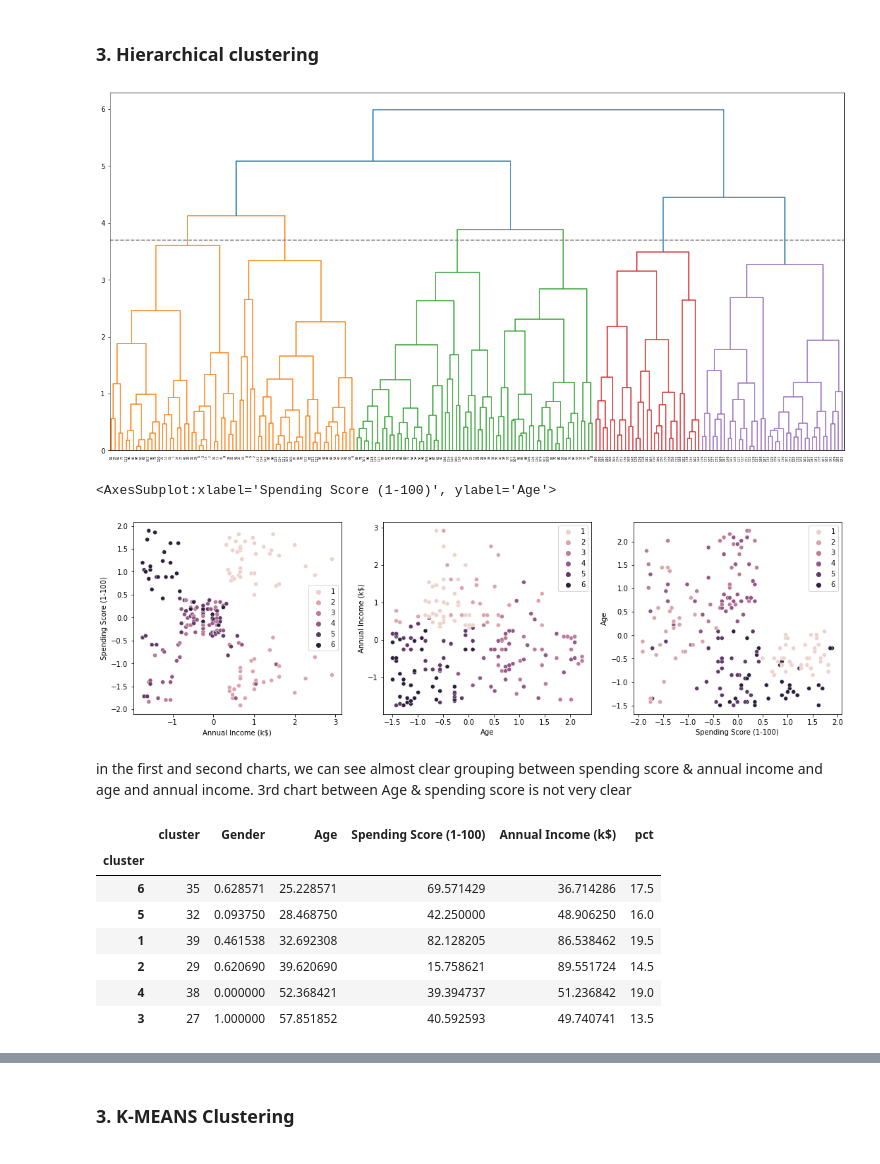
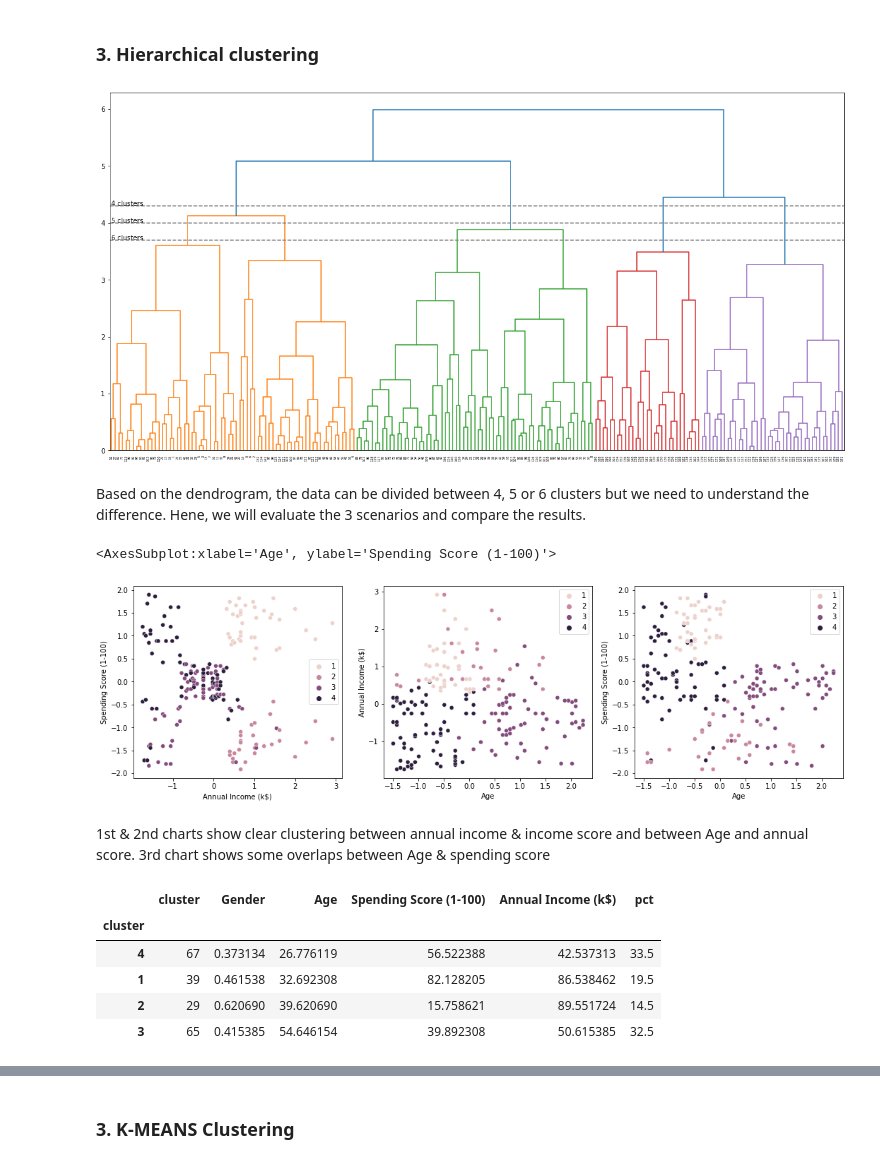
Before and after one commit to Fayza-M/MallCustomer, a Jupyter notebook: M6W3 Assignment.ipynb, the cells around one changed output, grey strips where cells are left out. Drawn from its saved outputs; the diff is of its cells as text; code cells hidden in the pictures.

```diff
--- a/M6W3 Assignment.ipynb
+++ b/M6W3 Assignment.ipynb
@@ -175,22 +200,29 @@ dendrogram(l,
             orientation='top',
             distance_sort='descending',
             show_leaf_counts=True)
+plt.axhline(4.3, color='gray', linestyle='--')
+plt.text(s='4 clusters', x=3.5, y=4.3)
+plt.axhline(4, color='gray', linestyle='--')
+plt.text(s='5 clusters', x=3.5, y=4)
 plt.axhline(3.7, color='gray', linestyle='--')
+plt.text(s='6 clusters', x=3.5, y=3.7)
 plt.show()
 # %% [output]
-[figure, old version]
+[figure, new version]
+# %% [markdown]
+Based on the dendrogram, the data can be divided between 4, 5 or 6 clusters but we need to understand the difference. Hene, we will evaluate the 3 scenarios and compare the results.
 # %%
-cluster = fcluster(l,6, criterion='maxclust')
+#assuming 4 clusters
+cluster = fcluster(l,4, criterion='maxclust')
 fig,axes = plt.subplots(nrows=1, ncols=3, figsize=(18,5))
 sns.scatterplot(x='Annual Income (k$)',y='Spending Score (1-100)',hue=cluster,data=scaled_df, ax=axes[0])
 sns.scatterplot(x='Age',y='Annual Income (k$)',hue=cluster, data=scaled_df, ax=axes[1])
-sns.scatterplot(x='Spending Score (1-100)',y='Age',hue=cluster, data=scaled_df, ax=axes[2])
-#plt.plot(kmeans.cluster_centers_)
+sns.scatterplot(y='Spending Score (1-100)',x='Age',hue=cluster, data=scaled_df, ax=axes[2])
 # %% [output]
-<AxesSubplot:xlabel='Spending Score (1-100)', ylabel='Age'>
+<AxesSubplot:xlabel='Age', ylabel='Spending Score (1-100)'>
-[figure, old version]
+[figure, new version]
 # %% [markdown]
-in the first and second charts, we can see almost clear grouping between spending score & annual income and age and annual income. 3rd chart between Age & spending score is not very clear
+1st & 2nd charts show clear clustering between annual income & income score and between Age and annual score. 3rd chart shows some overlaps between Age & spending score
 # %%
 # Cluster definition
 df1 = df.copy()
@@ -201,9 +233,7 @@ df1
 # %% [output]
 |  | cluster | Gender | Age | Spending Score (1-100) | Annual Income (k$) | pct |
 | cluster |  |  |  |  |  |  |
-| 6 | 35 | 0.628571 | 25.228571 | 69.571429 | 36.714286 | 17.5 |
-| 5 | 32 | 0.093750 | 28.468750 | 42.250000 | 48.906250 | 16.0 |
+| 4 | 67 | 0.373134 | 26.776119 | 56.522388 | 42.537313 | 33.5 |
 | 1 | 39 | 0.461538 | 32.692308 | 82.128205 | 86.538462 | 19.5 |
 | 2 | 29 | 0.620690 | 39.620690 | 15.758621 | 89.551724 | 14.5 |
-| 4 | 38 | 0.000000 | 52.368421 | 39.394737 | 51.236842 | 19.0 |
-| 3 | 27 | 1.000000 | 57.851852 | 40.592593 | 49.740741 | 13.5 |
+| 3 | 65 | 0.415385 | 54.646154 | 39.892308 | 50.615385 | 32.5 |
```
Also changed, not shown: parts of 28 cells of this notebook.
